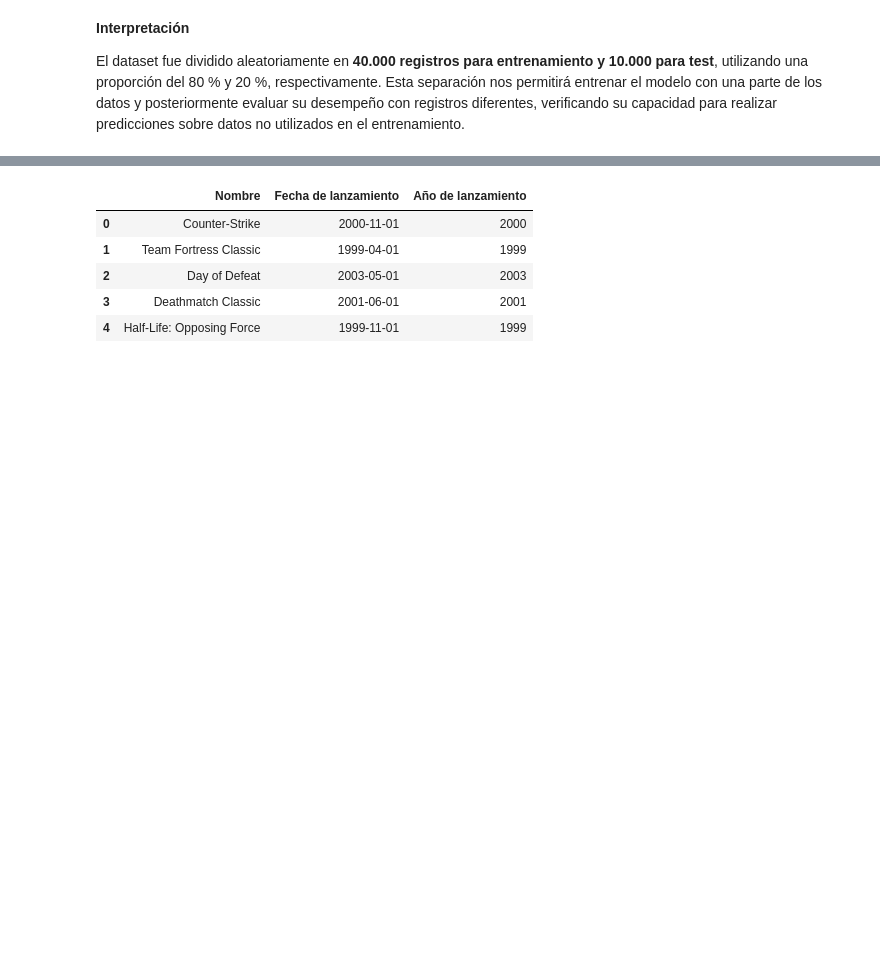
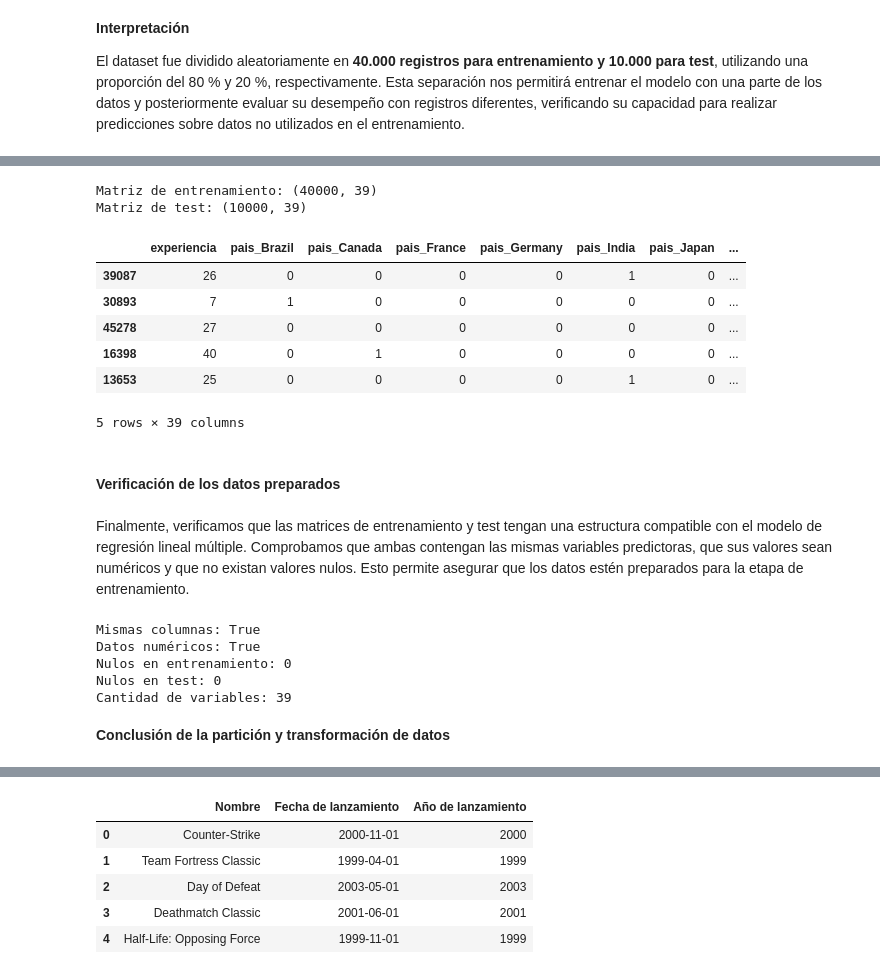
Before and after one commit to Itz-U/Proyecto2_Olivera_Urriola_UPSO-Salliquelo, a Jupyter notebook: Proyecto2_Olivera_Urriola_Salliquelo.ipynb, the cells around one changed output, grey strips where cells are left out. Cells and saved outputs as stored; diff of their text form; code cells hidden in the pictures; blank space fills up the shorter version.

```diff
--- a/Proyecto2_Olivera_Urriola_Salliquelo.ipynb
+++ b/Proyecto2_Olivera_Urriola_Salliquelo.ipynb
@@ -816,0 +841,64 @@ df[["Nombre", "Precio usd", "Rango de precio"]].head()
+# %%
+# Unificamos todas las variables predictoras
+X_train_modelo = pd.concat([
+    X_train[["experiencia"]],
+    cat_train,
+    leng_train,
+    frame_train
+], axis=1)
+
+X_test_modelo = pd.concat([
+    X_test[["experiencia"]],
+    cat_test,
+    leng_test,
+    frame_test
+], axis=1)
+
+# Verificamos las dimensiones
+print("Matriz de entrenamiento:", X_train_modelo.shape)
+print("Matriz de test:", X_test_modelo.shape)
+
+# Visualizamos los primeros registros
+X_train_modelo.head()
+# %% [output]
+Matriz de entrenamiento: (40000, 39)
+Matriz de test: (10000, 39)
+|  | experiencia | pais_Brazil | pais_Canada | pais_France | pais_Germany | pais_India | pais_Japan | ... |
+| 39087 | 26 | 0 | 0 | 0 | 0 | 1 | 0 | ... |
+| 30893 | 7 | 1 | 0 | 0 | 0 | 0 | 0 | ... |
+| 45278 | 27 | 0 | 0 | 0 | 0 | 0 | 0 | ... |
+| 16398 | 40 | 0 | 1 | 0 | 0 | 0 | 0 | ... |
+| 13653 | 25 | 0 | 0 | 0 | 0 | 1 | 0 | ... |
+5 rows × 39 columns
+# %% [markdown]
+#### Verificación de los datos preparados
+# %% [markdown]
+Finalmente, verificamos que las matrices de entrenamiento y test tengan una estructura compatible con el modelo de regresión lineal múltiple. Comprobamos que ambas contengan las mismas variables predictoras, que sus valores sean numéricos y que no existan valores nulos. Esto permite asegurar que los datos estén preparados para la etapa de entrenamiento.
+# %%
+
+# Comprobamos que las columnas coincidan
+print("Mismas columnas:",
+      X_train_modelo.columns.equals(X_test_modelo.columns))
+
+# Comprobamos que todos los datos sean numéricos
+print("Datos numéricos:",
+      all(pd.api.types.is_numeric_dtype(tipo)
+          for tipo in X_train_modelo.dtypes))
+
+# Verificamos valores nulos
+print("Nulos en entrenamiento:",
+      X_train_modelo.isnull().sum().sum())
+
+print("Nulos en test:",
+      X_test_modelo.isnull().sum().sum())
+
+# Verificamos la cantidad de variables predictoras
+print("Cantidad de variables:", X_train_modelo.shape[1])
+# %% [output]
+Mismas columnas: True
+Datos numéricos: True
+Nulos en entrenamiento: 0
+Nulos en test: 0
+Cantidad de variables: 39
+# %% [markdown]
+**Conclusión de la partición y transformación de datos**
```
Also changed, not shown: parts of 19 cells of this notebook.
